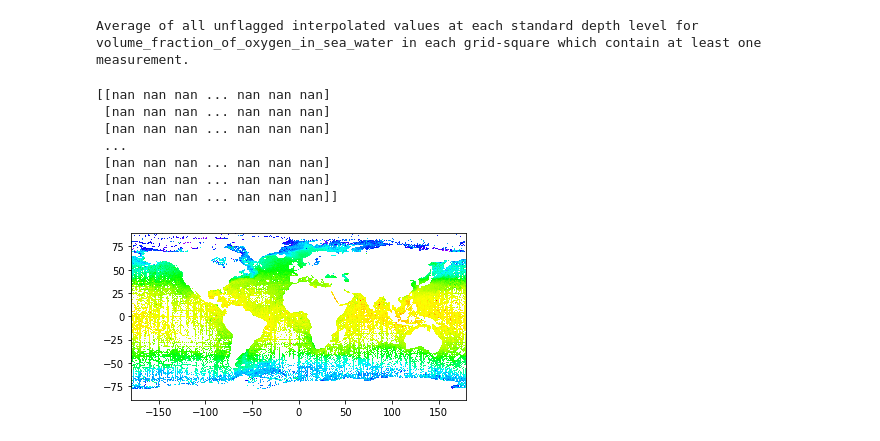
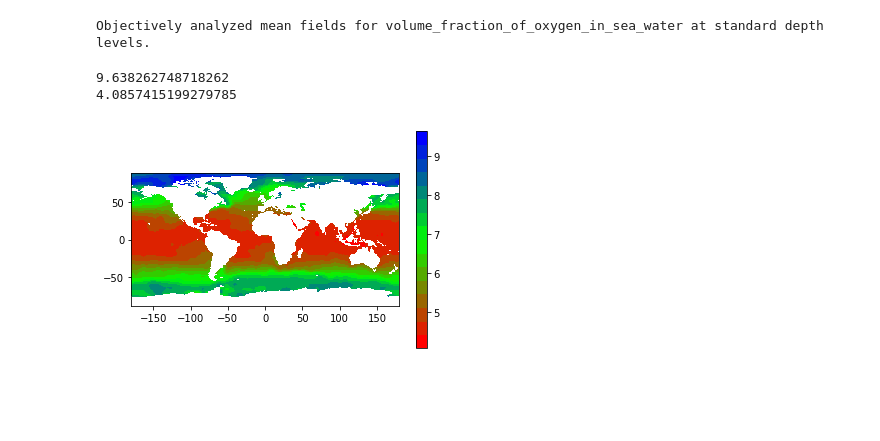
Before and after one commit to OceanAtlas/incubator, a Jupyter notebook: WOA_Explorer.ipynb, the cells around one changed output. Cells and saved outputs as stored; diff of their text form; code cells hidden in the pictures; blank space fills up the shorter version.

```diff
--- a/WOA_Explorer.ipynb
+++ b/WOA_Explorer.ipynb
@@ -41,10 +43,10 @@ for ln in range(lonSize):
 # print(latGrid)
 # print(lonGrid)
 
-var_name = rootgrp.variables.get('o_mn').long_name # a Variable Object
+var_name = rootgrp.variables.get('o_an').long_name # a Variable Object
 print(var_name)
 
-var_vals = rootgrp.variables.get('o_mn')
+var_vals = rootgrp.variables.get('o_an')
 
 # Fill numpy array for the O2 grid
 for lt in range(latSize):
@@ -52,23 +54,24 @@ for lt in range(latSize):
 #         print (latSize - lt - 1, end="\n")
         grid[latSize-lt-1][ln] = var_vals[0, 0, lt, ln]
 #         print(lt, ln, grid[lt][ln])
-print(grid)
 # %% [output]
-Average of all unflagged interpolated values at each standard depth level for volume_fraction_of_oxygen_in_sea_water in each grid-square which contain at least one measurement.
+Objectively analyzed mean fields for volume_fraction_of_oxygen_in_sea_water at standard depth levels.
-[[nan nan nan ... nan nan nan]
- [nan nan nan ... nan nan nan]
- [nan nan nan ... nan nan nan]
- ...
- [nan nan nan ... nan nan nan]
- [nan nan nan ... nan nan nan]
- [nan nan nan ... nan nan nan]]
+# %%
+print(np.nanmax(grid))
+print(np.nanmin(grid))
+# %% [output]
+9.638262748718262
+4.0857415199279785
 # %%
-
+# print(grid.mean)
+colors = [(1, 0, 0), (0, 1, 0), (0, 0, 1)]
+cm = LinearSegmentedColormap.from_list("O2 Global", colors, 16)
 plt.imshow(grid, extent=(lonGrid.min(), lonGrid.max(), latGrid.min(), latGrid.max()),
-          interpolation='nearest', cmap=cm.gist_rainbow) #LRBT
+          interpolation='nearest', cmap=cm) #LRBT
+plt.colorbar(cmap=cm)
 plt.show()
 # %% [output]
-[figure, old version]
+[figure, new version]
 # %%
 def summarizeWOAFile(inFile):
     rootgrp = netCDF4.Dataset(inFile, "r", format="NETCDF4")
```
Also changed, not shown: parts of 22 cells of this notebook, 1 other file.
